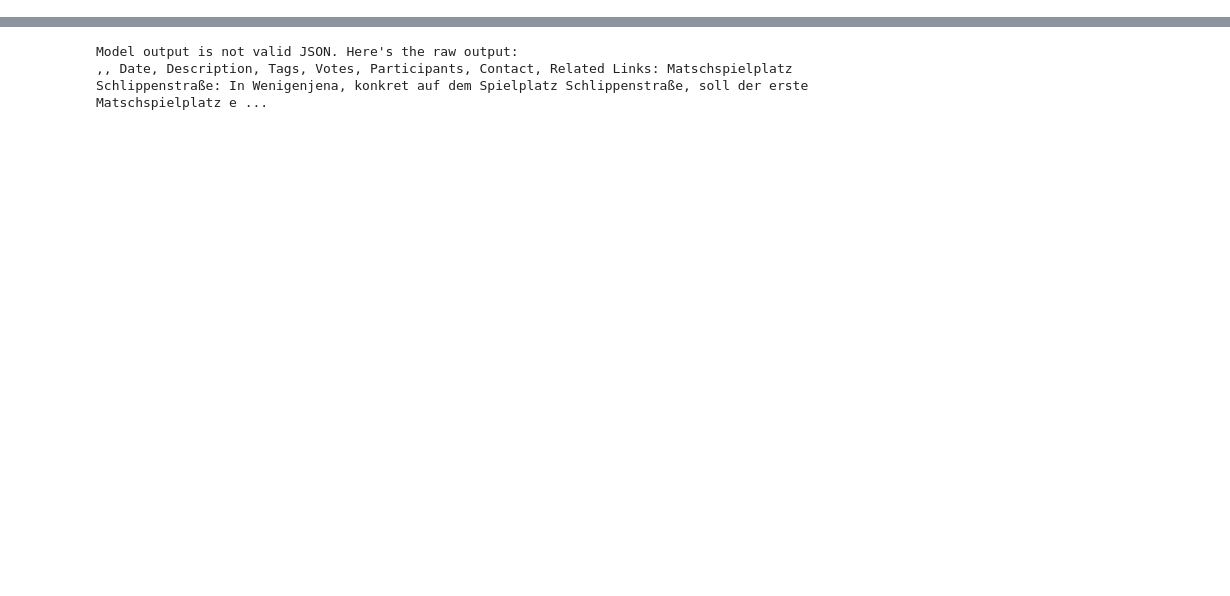
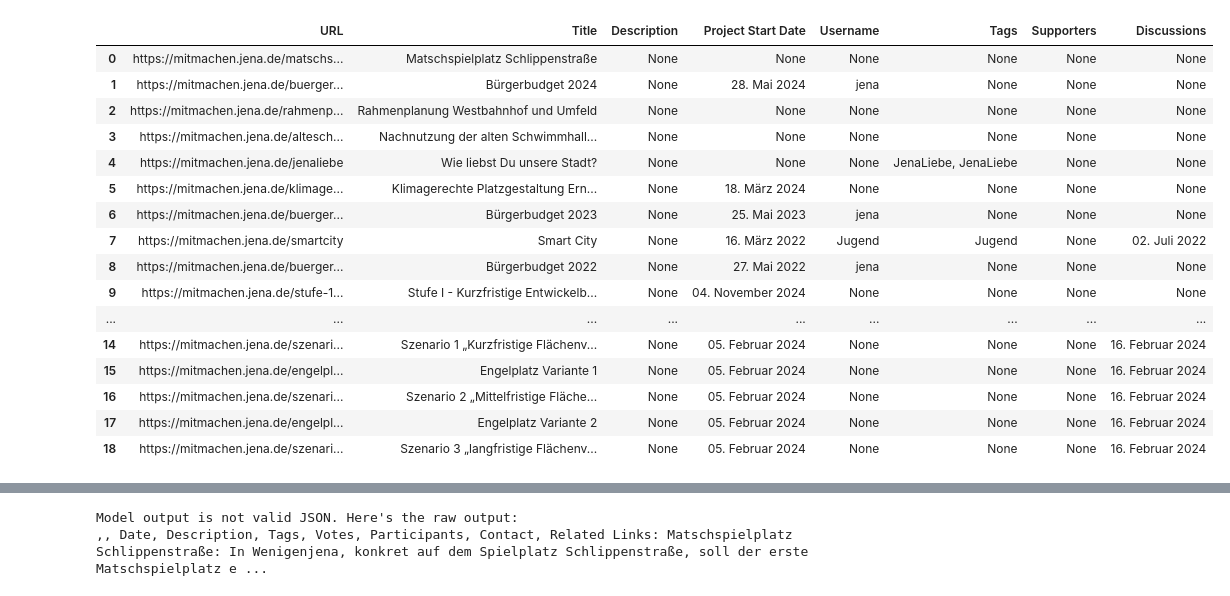
Before and after one commit to denishotii/ConsulDemocracy24-kommueneImFokus, a Jupyter notebook: Scraping copy.ipynb, the cells around one changed output, grey strips where cells are left out. Drawn from its saved outputs; the diff is of its cells as text; code cells hidden in the pictures; blank space fills up the shorter version.

Commit message:
scraped comments for jena

```diff
--- a/Scraping copy.ipynb
+++ b/Scraping copy.ipynb
@@ -212 +197,3 @@ df_sieburg
+# %%
+pd.set_option('display.max_colwidth', 50)
 # %%
@@ -220,0 +309,20 @@ Name: URL, dtype: object
+# %%
+df_jena_cleaned
+# %% [output]
+|  | URL | Title | Description | Project Start Date | Username | Tags | Supporters | Discussions |
+| 0 | https://mitmachen.jena.de/matschs... | Matschspielplatz Schlippenstraße | None | None | None | None | None | None |
+| 1 | https://mitmachen.jena.de/buerger... | Bürgerbudget 2024 | None | 28. Mai 2024 | jena | None | None | None |
+| 2 | https://mitmachen.jena.de/rahmenp... | Rahmenplanung Westbahnhof und Umfeld | None | None | None | None | None | None |
+| 3 | https://mitmachen.jena.de/altesch... | Nachnutzung der alten Schwimmhall... | None | None | None | None | None | None |
+| 4 | https://mitmachen.jena.de/jenaliebe | Wie liebst Du unsere Stadt? | None | None | None | JenaLiebe, JenaLiebe | None | None |
+| 5 | https://mitmachen.jena.de/klimage... | Klimagerechte Platzgestaltung Ern... | None | 18. März 2024 | None | None | None | None |
+| 6 | https://mitmachen.jena.de/buerger... | Bürgerbudget 2023 | None | 25. Mai 2023 | jena | None | None | None |
+| 7 | https://mitmachen.jena.de/smartcity | Smart City | None | 16. März 2022 | Jugend | Jugend | None | 02. Juli 2022 |
+| 8 | https://mitmachen.jena.de/buerger... | Bürgerbudget 2022 | None | 27. Mai 2022 | jena | None | None | None |
+| 9 | https://mitmachen.jena.de/stufe-1... | Stufe I - Kurzfristige Entwickelb... | None | 04. November 2024 | None | None | None | None |
+| ... | ... | ... | ... | ... | ... | ... | ... | ... |
+| 14 | https://mitmachen.jena.de/szenari... | Szenario 1 „Kurzfristige Flächenv... | None | 05. Februar 2024 | None | None | None | 16. Februar 2024 |
+| 15 | https://mitmachen.jena.de/engelpl... | Engelplatz Variante 1 | None | 05. Februar 2024 | None | None | None | 16. Februar 2024 |
+| 16 | https://mitmachen.jena.de/szenari... | Szenario 2 „Mittelfristige Fläche... | None | 05. Februar 2024 | None | None | None | 16. Februar 2024 |
+| 17 | https://mitmachen.jena.de/engelpl... | Engelplatz Variante 2 | None | 05. Februar 2024 | None | None | None | 16. Februar 2024 |
+| 18 | https://mitmachen.jena.de/szenari... | Szenario 3 „langfristige Flächenv... | None | 05. Februar 2024 | None | None | None | 16. Februar 2024 |
```
Also changed, not shown: parts of 11 cells of this notebook, 1 other file.
